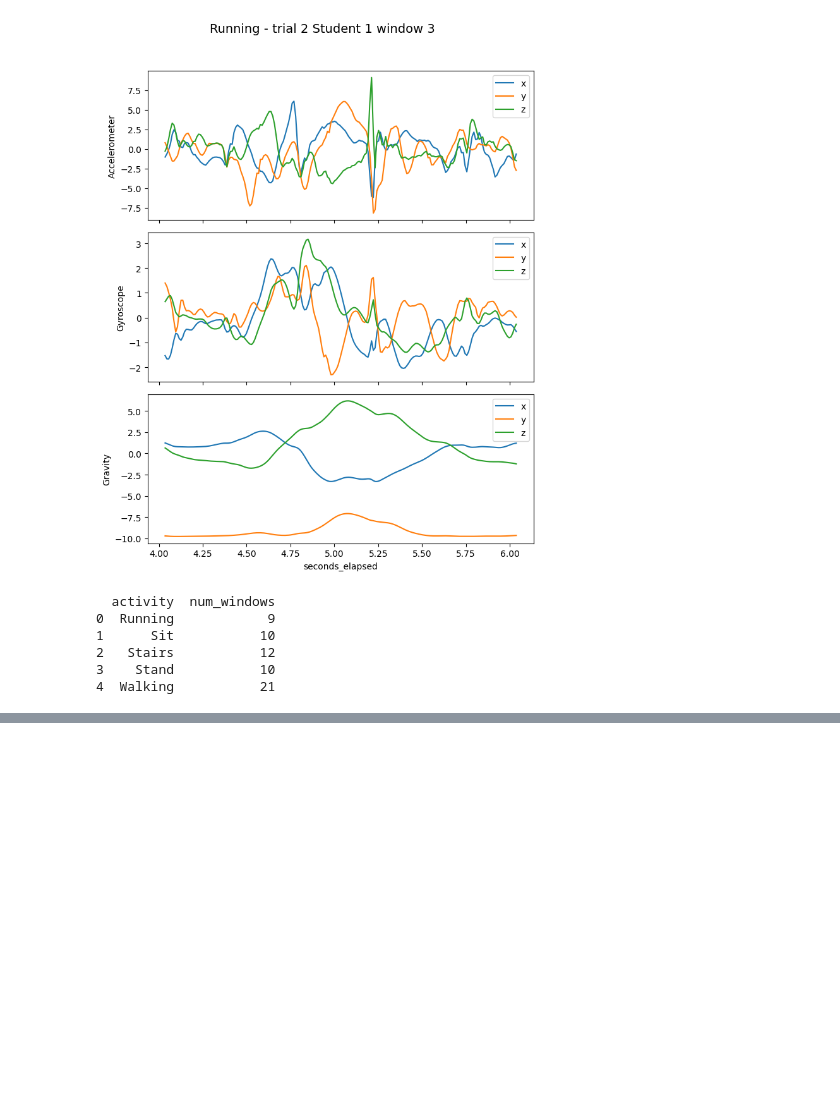
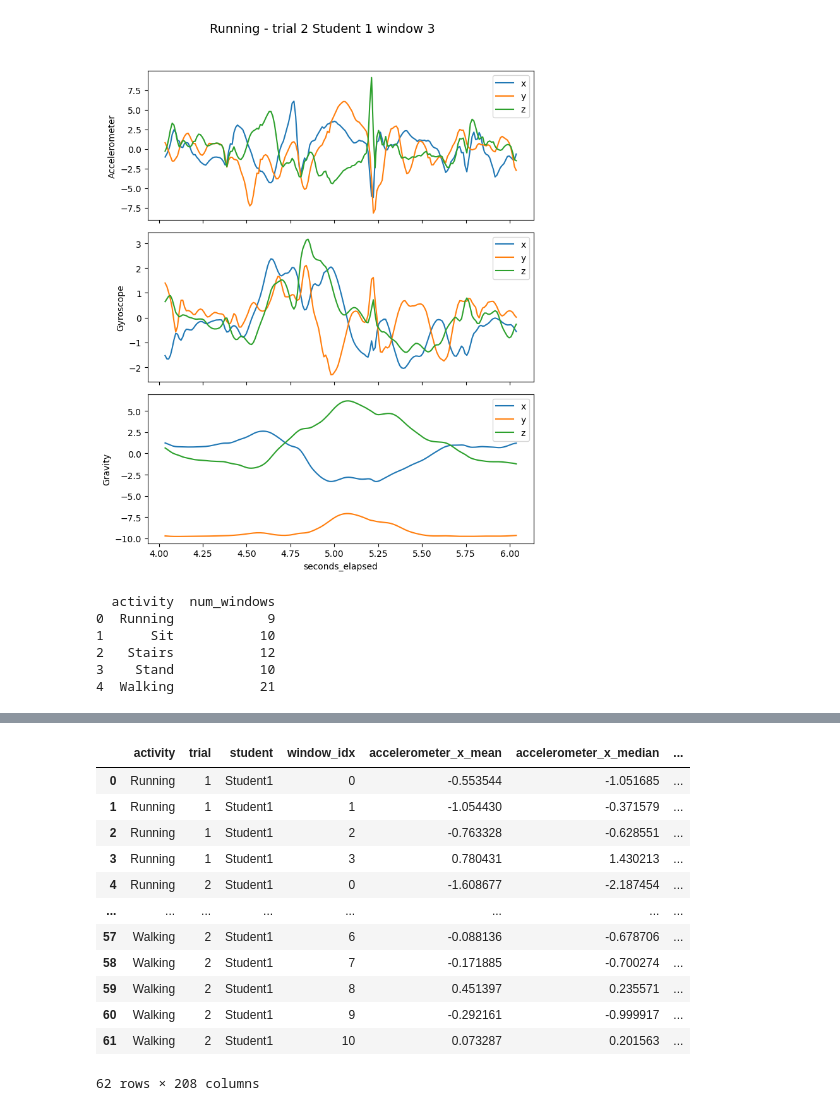
Before and after one commit to Szlj56/Data-Analysis-Assignment-1, a Jupyter notebook: Main.ipynb, the cells around one changed output, grey strips where cells are left out. Cells and saved outputs as stored; diff of their text form; code cells hidden in the pictures; blank space fills up the shorter version.

```diff
--- a/Main.ipynb
+++ b/Main.ipynb
@@ -494,0 +852,7 @@ print(counts)
+# %%
+# Point to your windows folder (the one in your screenshot)
+features = extract_features_from_windows_dir(root="windows")
+
+# Save for modeling
+features.to_csv("features.csv", index=False)
+print(features.shape)
@@ -494,0 +874,16 @@ print(counts)
+# %%
+features
+# %% [output]
+|  | activity | trial | student | window_idx | accelerometer_x_mean | accelerometer_x_median | ... |
+| 0 | Running | 1 | Student1 | 0 | -0.553544 | -1.051685 | ... |
+| 1 | Running | 1 | Student1 | 1 | -1.054430 | -0.371579 | ... |
+| 2 | Running | 1 | Student1 | 2 | -0.763328 | -0.628551 | ... |
+| 3 | Running | 1 | Student1 | 3 | 0.780431 | 1.430213 | ... |
+| 4 | Running | 2 | Student1 | 0 | -1.608677 | -2.187454 | ... |
+| ... | ... | ... | ... | ... | ... | ... | ... |
+| 57 | Walking | 2 | Student1 | 6 | -0.088136 | -0.678706 | ... |
+| 58 | Walking | 2 | Student1 | 7 | -0.171885 | -0.700274 | ... |
+| 59 | Walking | 2 | Student1 | 8 | 0.451397 | 0.235571 | ... |
+| 60 | Walking | 2 | Student1 | 9 | -0.292161 | -0.999917 | ... |
+| 61 | Walking | 2 | Student1 | 10 | 0.073287 | 0.201563 | ... |
+62 rows × 208 columns
```
Also changed, not shown: parts of 26 cells of this notebook, 4 other files.
